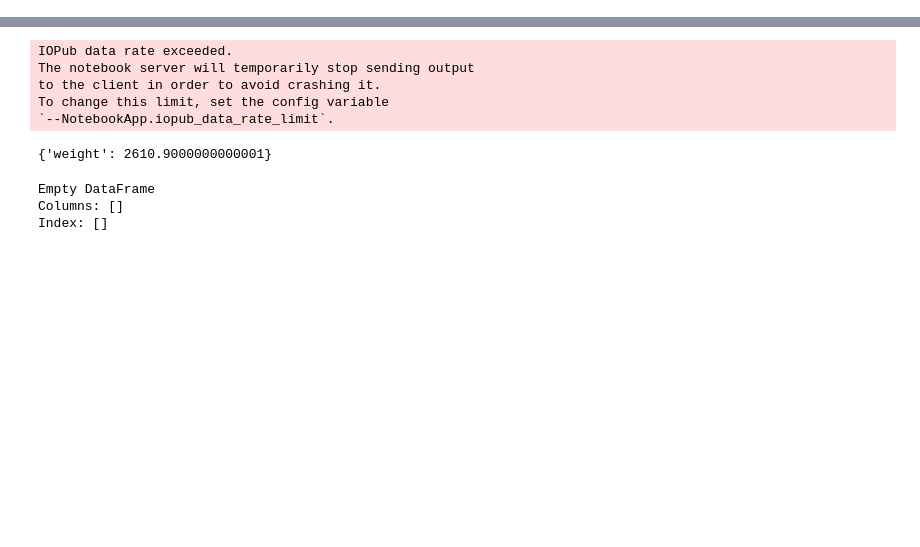
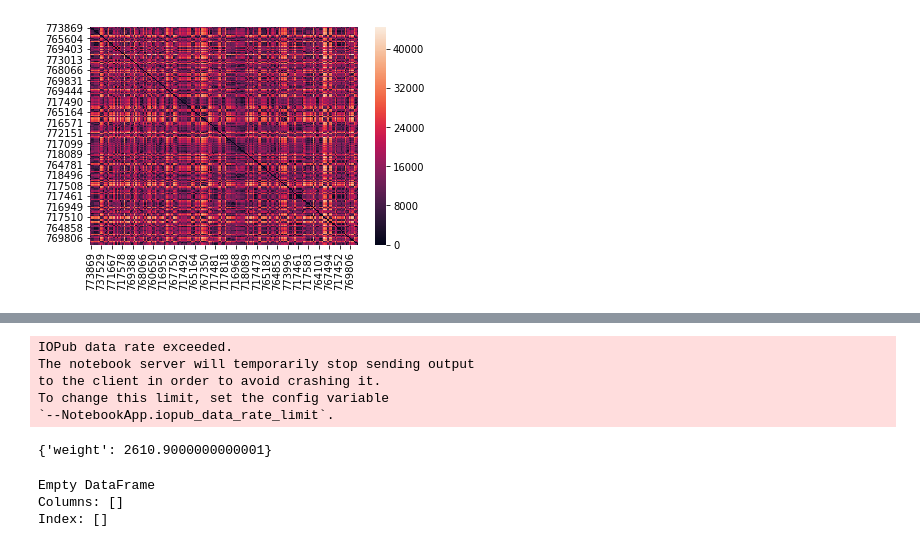
Before and after one commit to shawnwan47/ST_Attention, a Jupyter notebook: Untitled.ipynb, the cells around one changed output, grey strips where cells are left out. Drawn from its saved outputs; the diff is of its cells as text; code cells hidden in the pictures; blank space fills up the shorter version.

```diff
--- a/Untitled.ipynb
+++ b/Untitled.ipynb
@@ -13,0 +44,6 @@ link = la.load_link()
+# %%
+dist = la.load_dist()
+sns.heatmap(dist)
+plt.show()
+# %% [output]
+[figure, added]
```
Also changed, not shown: parts of 9 cells of this notebook, 14 other files.
